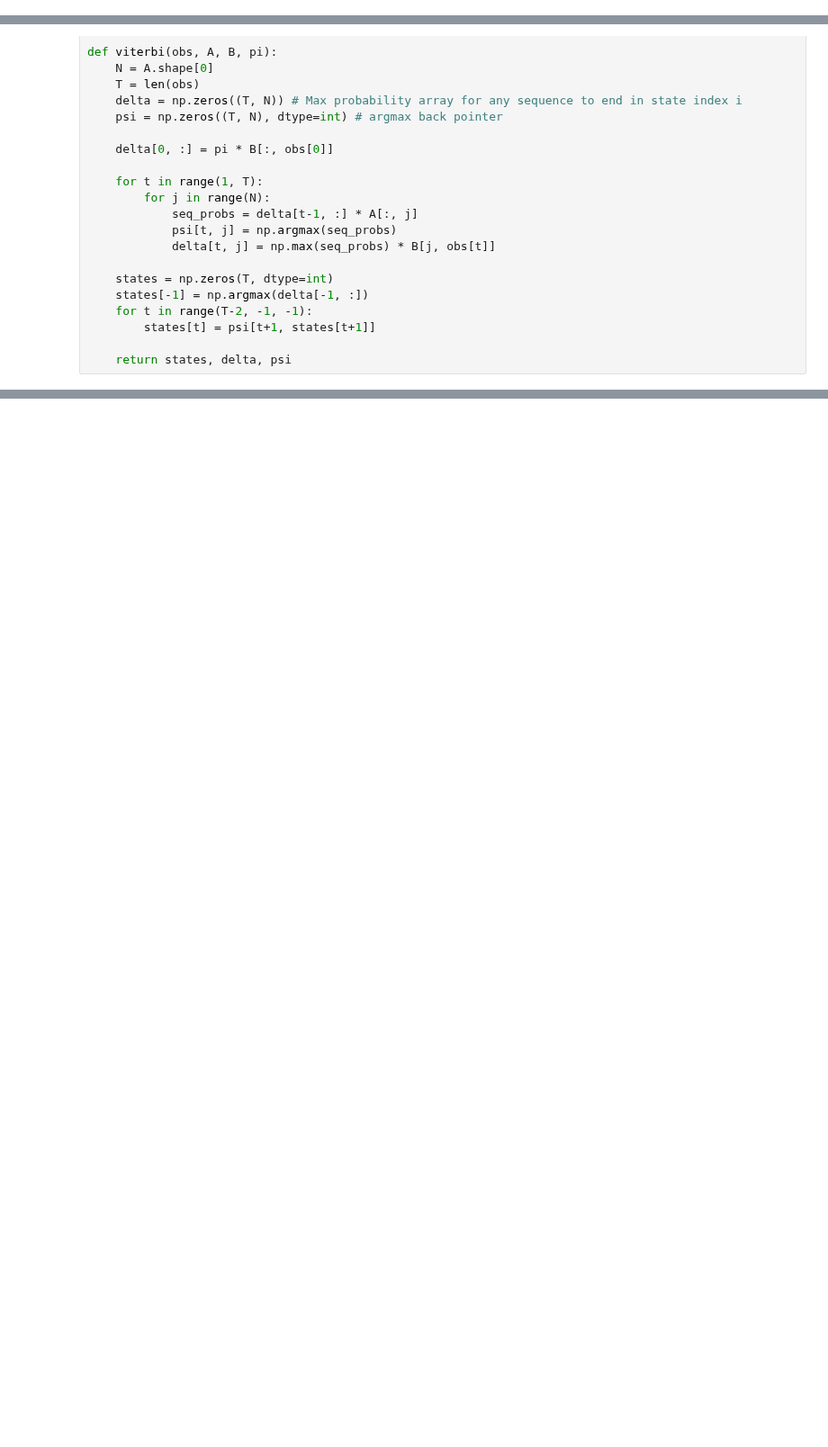
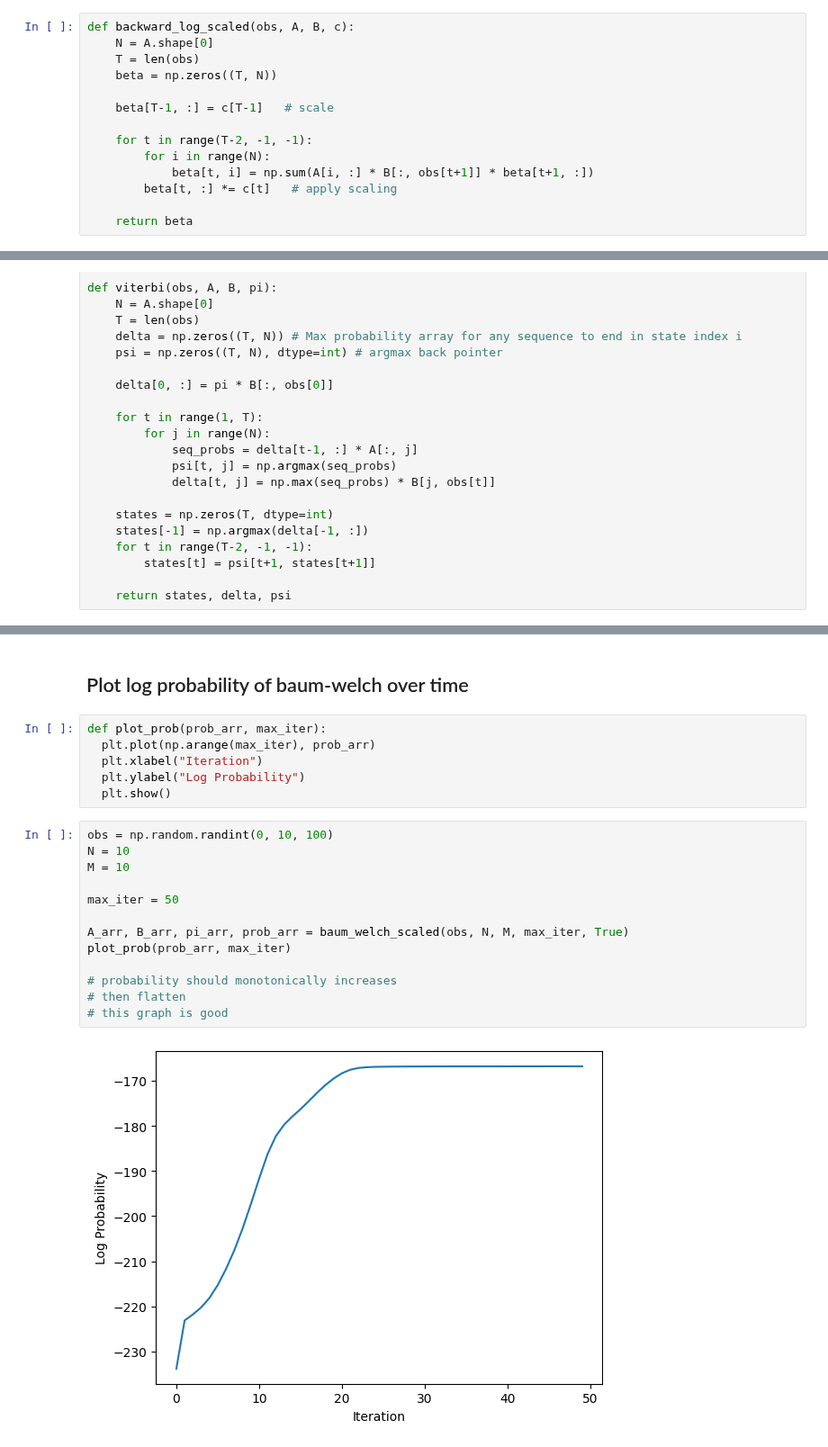
Before and after one commit to Thien-lee-44/BTL_ML251, a Jupyter notebook: MR/notebooks/MR.ipynb, the cells around one changed output, grey strips where cells are left out. Shown at 90% size. Drawn from its saved outputs; the diff is of its cells as text; blank space fills up the shorter version.

```diff
--- a/MR/notebooks/MR.ipynb
+++ b/MR/notebooks/MR.ipynb
@@ -97,0 +140,14 @@ def baum_welch(obs, N, M, n_iter=100):
+# %%
+def backward_log_scaled(obs, A, B, c):
+    N = A.shape[0]
+    T = len(obs)
+    beta = np.zeros((T, N))
+
+    beta[T-1, :] = c[T-1]   # scale
+
+    for t in range(T-2, -1, -1):
+        for i in range(N):
+            beta[t, i] = np.sum(A[i, :] * B[:, obs[t+1]] * beta[t+1, :])
+        beta[t, :] *= c[t]   # apply scaling
+
+    return beta
@@ -273,0 +311,23 @@ Test: 783
+# %% [markdown]
+## Plot log probability of baum-welch over time
+# %%
+def plot_prob(prob_arr, max_iter):
+  plt.plot(np.arange(max_iter), prob_arr)
+  plt.xlabel("Iteration")
+  plt.ylabel("Log Probability")
+  plt.show()
+# %%
+obs = np.random.randint(0, 10, 100)
+N = 10
+M = 10
+
+max_iter = 50
+
+A_arr, B_arr, pi_arr, prob_arr = baum_welch_scaled(obs, N, M, max_iter, True)
+plot_prob(prob_arr, max_iter)
+
+# probability should monotonically increases
+# then flatten
+# this graph is good
+# %% [output]
+[figure, added]
```
Also changed, not shown: parts of 67 cells of this notebook.
